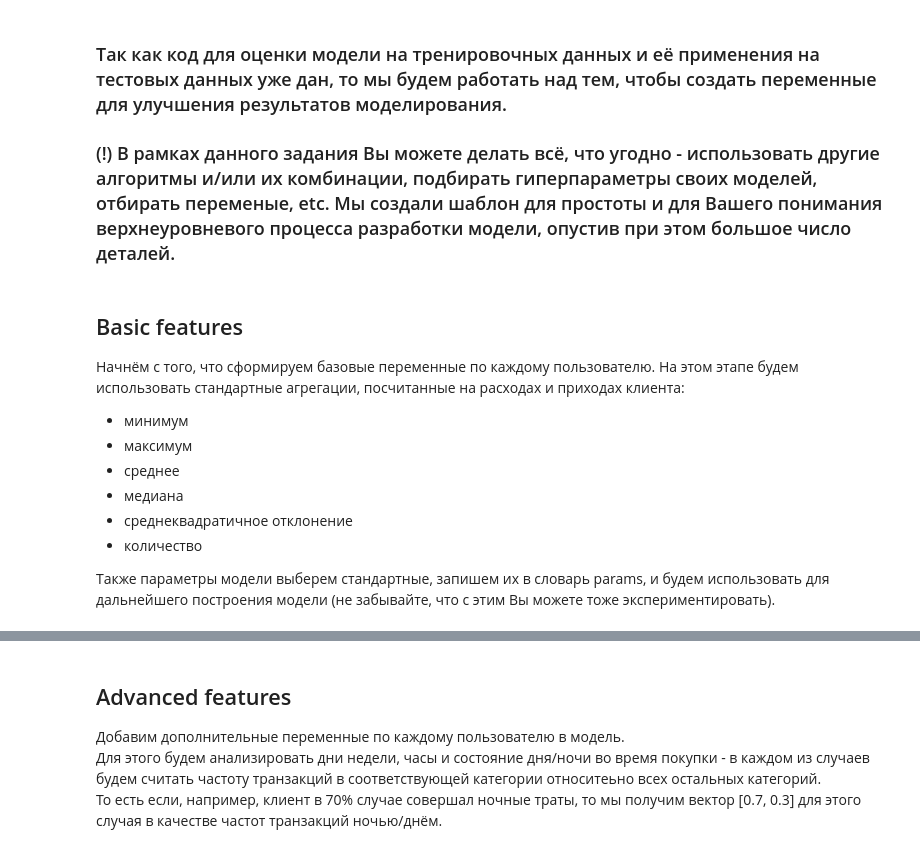
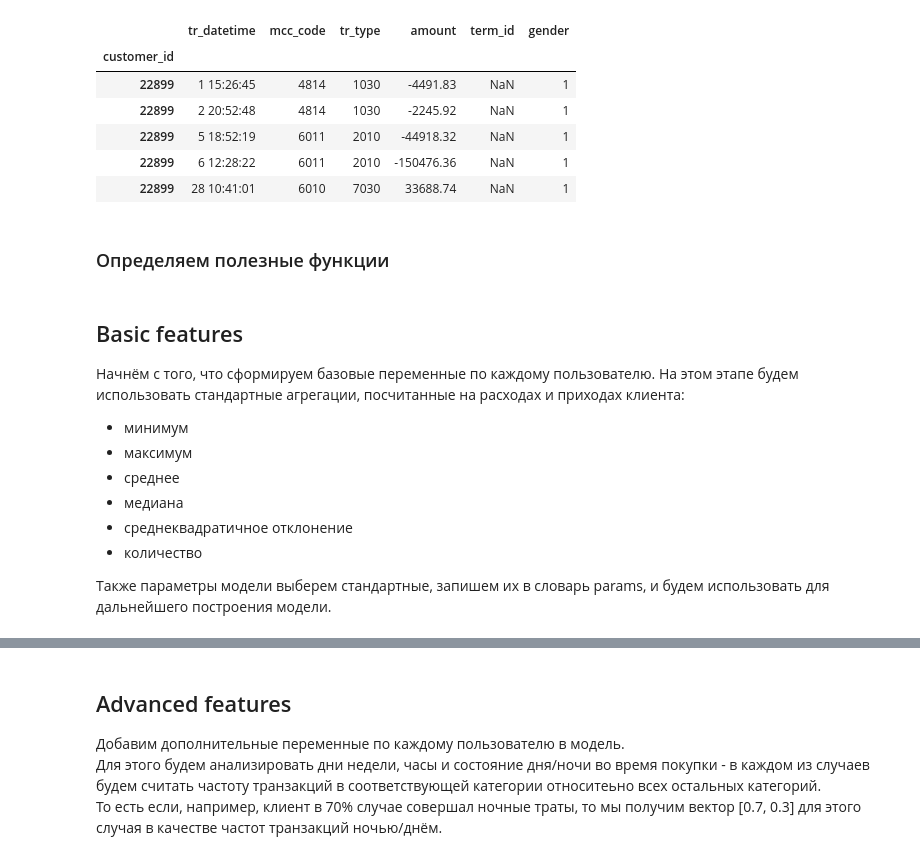
Before and after one commit to maksimusGREEN/kaggle_projects, a Jupyter notebook: Predict gender by transaction/Final_task.ipynb, the cells around one changed output, grey strips where cells are left out. Saved outputs shown, nothing was run; the diff lists cells and outputs as text; code cells hidden in the pictures.

```diff
--- a/Predict gender by transaction/Final_task.ipynb
+++ b/Predict gender by transaction/Final_task.ipynb
@@ -17,18 +17,32 @@ import matplotlib.pyplot as plt
 from tqdm._tqdm_notebook import tqdm_notebook
 from warnings import filterwarnings
 
+pd.set_option('display.max_rows', 50)  # показывать больше строк
+pd.set_option('display.max_columns', 50)  # показывать больше колонок
+
+
 %matplotlib inline
 filterwarnings('ignore')
 # %%
 # Считываем данные
-tr_mcc_codes = pd.read_csv('../data/tr_mcc_codes.csv', sep=';', index_col='mcc_code')
-tr_types = pd.read_csv('../data/tr_types.csv', sep=';', index_col='tr_type')
+tr_mcc_codes = pd.read_csv('Data/tr_mcc_codes.csv', sep=';', index_col='mcc_code')
+tr_types = pd.read_csv('Data/tr_types.csv', sep=';', index_col='tr_type')
 
-transactions = pd.read_csv('../data/transactions.csv', index_col='customer_id')
-gender_train = pd.read_csv('../data/gender_train.csv', index_col='customer_id')
-gender_test = pd.read_csv('../data/gender_test.csv', index_col='customer_id')
+transactions = pd.read_csv('Data/transactions.csv', index_col='customer_id')
+gender_train = pd.read_csv('Data/gender_train.csv', index_col='customer_id')
+gender_test = pd.read_csv('Data/gender_test.csv', index_col='customer_id')
 transactions_train = transactions.join(gender_train, how='inner')
 transactions_test = transactions.join(gender_test, how='inner')
-
-del transactions
+# %%
+transactions_train.head()
+# %% [output]
+|  | tr_datetime | mcc_code | tr_type | amount | term_id | gender |
+| customer_id |  |  |  |  |  |  |
+| 22899 | 1 15:26:45 | 4814 | 1030 | -4491.83 | NaN | 1 |
+| 22899 | 2 20:52:48 | 4814 | 1030 | -2245.92 | NaN | 1 |
+| 22899 | 5 18:52:19 | 6011 | 2010 | -44918.32 | NaN | 1 |
+| 22899 | 6 12:28:22 | 6011 | 2010 | -150476.36 | NaN | 1 |
+| 22899 | 28 10:41:01 | 6010 | 7030 | 33688.74 | NaN | 1 |
+# %% [markdown]
+### Определяем полезные функции
 # %%
@@ -69,10 +86,6 @@ def draw_feature_importances(clf, top_k=10):
     plt.title('Features importances, Sberbank Gender Prediction', fontsize=18)
     plt.ylim(-0.5, len(importances) - 0.5)
     plt.show()
-# %% [markdown]
-### Так как код для оценки модели на тренировочных данных и её применения на тестовых данных уже дан, то мы будем работать над тем, чтобы создать переменные для улучшения результатов моделирования.
-
-### (!) В рамках данного задания Вы можете делать всё, что угодно - использовать другие алгоритмы и/или их комбинации, подбирать гиперпараметры своих моделей, отбирать переменые, etc. Мы создали шаблон для простоты и для Вашего понимания верхнеуровневого процесса разработки модели, опустив при этом большое число деталей.
 # %% [markdown]
 ## Basic features
 Начнём с того, что сформируем базовые переменные по каждому пользователю. На этом этапе будем использовать стандартные агрегации, посчитанные на расходах и приходах клиента:
@@ -83,7 +96,7 @@ def draw_feature_importances(clf, top_k=10):
 - среднеквадратичное отклонение
 - количество
 
-Также параметры модели выберем стандартные, запишем их в словарь params, и будем использовать для дальнейшего построения модели (не забывайте, что с этим Вы можете тоже экспериментировать).
+Также параметры модели выберем стандартные, запишем их в словарь params, и будем использовать для дальнейшего построения модели.
 # %%
 params = {
     'eta': 0.1,
```
Also changed, not shown: parts of 31 cells of this notebook, 4 other files.
